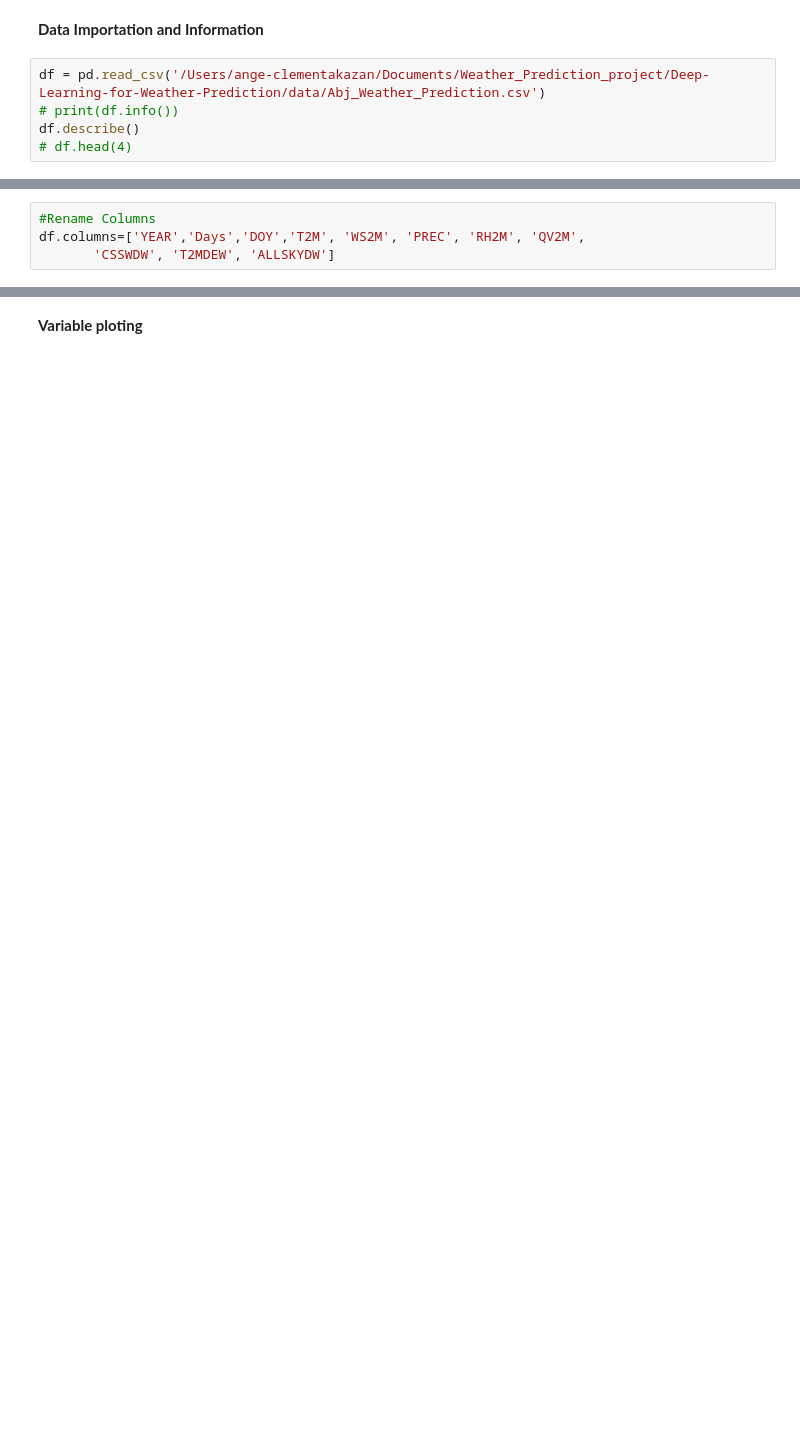
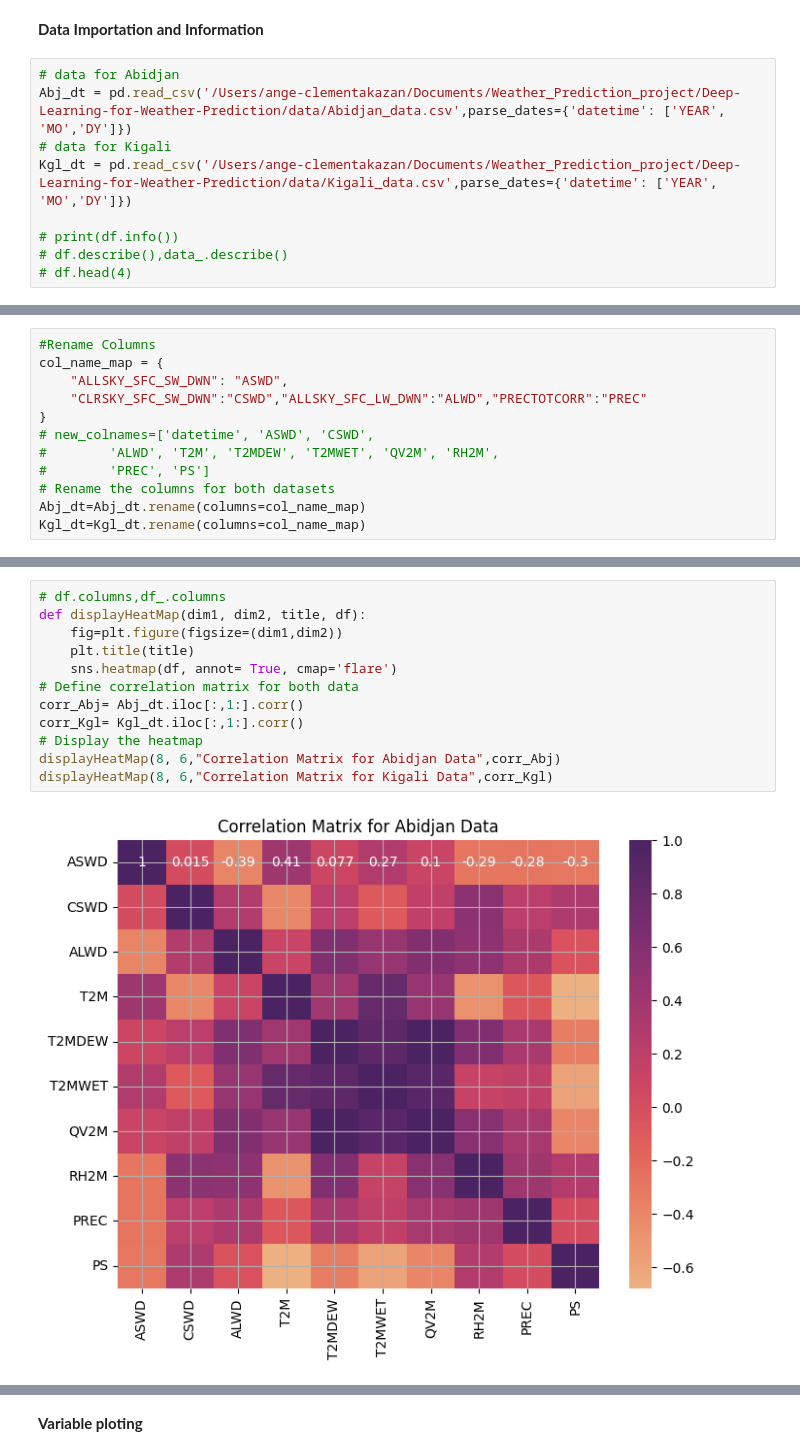
Before and after one commit to AngeClementAkazan/Deep-Learning-for-Weather-Prediction, a Jupyter notebook: notebooks/Temperature/LSTM_Temperature_Forecasting.ipynb, the cells around one changed output, grey strips where cells are left out. Drawn from its saved outputs; the diff is of its cells as text; blank space fills up the shorter version.

```diff
--- a/notebooks/Temperature/LSTM_Temperature_Forecasting.ipynb
+++ b/notebooks/Temperature/LSTM_Temperature_Forecasting.ipynb
@@ -25,7 +24,11 @@ To enable the following instructions: AVX2 FMA, in other operations, rebuild Ten
 # %% [markdown]
 **Data Importation and Information**
 # %%
-df = pd.read_csv('/Users/ange-clementakazan/Documents/Weather_Prediction_project/Deep-Learning-for-Weather-Prediction/data/Abj_Weather_Prediction.csv')
+# data for Abidjan
+Abj_dt = pd.read_csv('/Users/ange-clementakazan/Documents/Weather_Prediction_project/Deep-Learning-for-Weather-Prediction/data/Abidjan_data.csv',parse_dates={'datetime': ['YEAR', 'MO','DY']})
+# data for Kigali
+Kgl_dt = pd.read_csv('/Users/ange-clementakazan/Documents/Weather_Prediction_project/Deep-Learning-for-Weather-Prediction/data/Kigali_data.csv',parse_dates={'datetime': ['YEAR', 'MO','DY']})
+
 # print(df.info())
-df.describe()
+# df.describe(),data_.describe()
 # df.head(4)
@@ -42,4 +34,0 @@ df.describe()
-# %%
-#Rename Columns
-df.columns=['YEAR','Days','DOY','T2M', 'WS2M', 'PREC', 'RH2M', 'QV2M',
-       'CSSWDW', 'T2MDEW', 'ALLSKYDW']
@@ -45,0 +45,12 @@ df.columns=['YEAR','Days','DOY','T2M', 'WS2M', 'PREC', 'RH2M', 'QV2M',
+# %%
+#Rename Columns
+col_name_map = {
+    "ALLSKY_SFC_SW_DWN": "ASWD",
+    "CLRSKY_SFC_SW_DWN":"CSWD","ALLSKY_SFC_LW_DWN":"ALWD","PRECTOTCORR":"PREC"
+}
+# new_colnames=['datetime', 'ASWD', 'CSWD',
+#        'ALWD', 'T2M', 'T2MDEW', 'T2MWET', 'QV2M', 'RH2M',
+#        'PREC', 'PS']
+# Rename the columns for both datasets
+Abj_dt=Abj_dt.rename(columns=col_name_map)
+Kgl_dt=Kgl_dt.rename(columns=col_name_map)
@@ -45,0 +80,14 @@ df.columns=['YEAR','Days','DOY','T2M', 'WS2M', 'PREC', 'RH2M', 'QV2M',
+# %%
+# df.columns,df_.columns
+def displayHeatMap(dim1, dim2, title, df):
+    fig=plt.figure(figsize=(dim1,dim2))
+    plt.title(title)
+    sns.heatmap(df, annot= True, cmap='flare')
+# Define correlation matrix for both data
+corr_Abj= Abj_dt.iloc[:,1:].corr()
+corr_Kgl= Kgl_dt.iloc[:,1:].corr()
+# Display the heatmap
+displayHeatMap(8, 6,"Correlation Matrix for Abidjan Data",corr_Abj)
+displayHeatMap(8, 6,"Correlation Matrix for Kigali Data",corr_Kgl)
+# %% [output]
+[figure, added]
```
Also changed, not shown: parts of 21 cells of this notebook, 1 other file.
